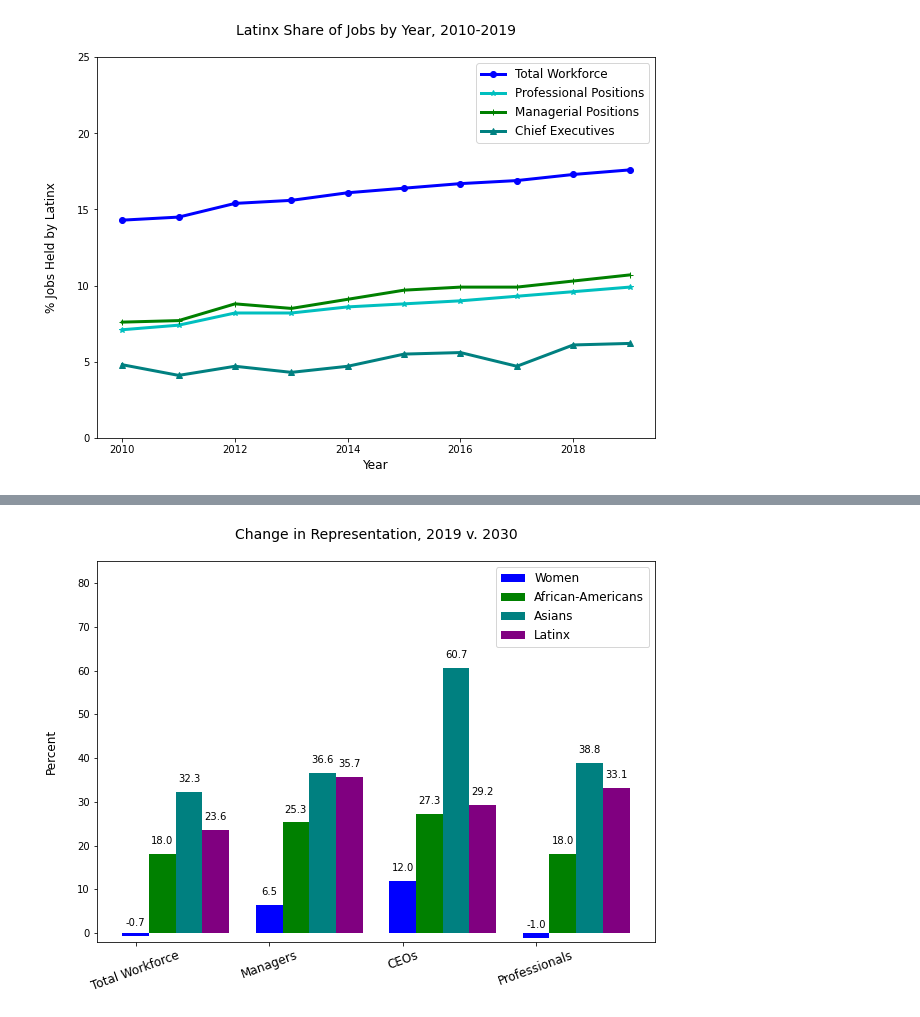
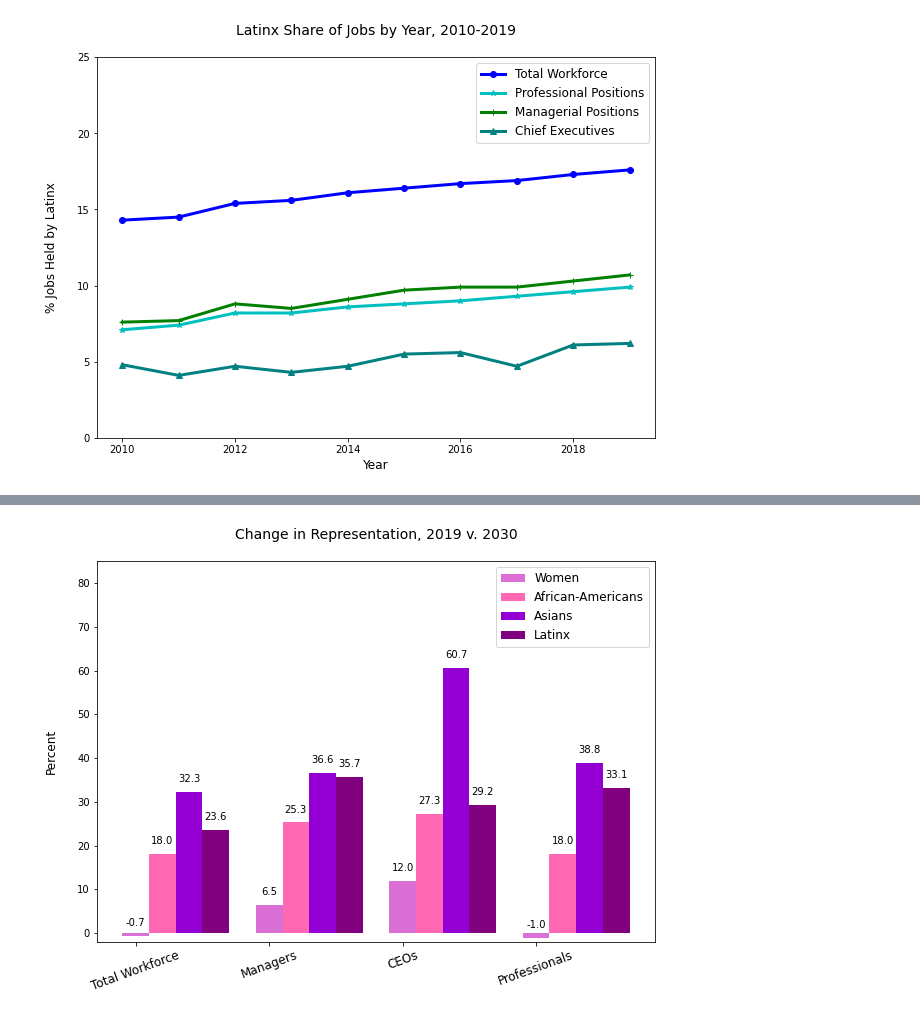
Before and after one commit to chinnamanaidu/project_rutgers, a Jupyter notebook: BLS_Project.ipynb, the cells around one changed output, grey strips where cells are left out. Saved outputs shown, nothing was run; the diff lists cells and outputs as text; code cells hidden in the pictures.

```diff
--- a/BLS_Project.ipynb
+++ b/BLS_Project.ipynb
@@ -672,7 +862,7 @@ X = np.arange(4)
 plt.figure(figsize=(10,7))
 tick_locations = [value for value in X]
 plt.xticks(tick_locations, ["Total Workforce","Managers","CEOs","Professionals"],fontsize=12)
-plt.bar(X + 0.00, data2030[0], color = 'b', width = 0.2, align="center")
+plt.bar(X + 0.00, data2030[0], color = 'orchid', width = 0.2, align="center")
 for x,y in zip(X + 0.00,data2030[0]):
     label = "{:.1f}".format(y)
     plt.annotate(label,
@@ -681,42 +871,42 @@ for x,y in zip(X + 0.00,data2030[0]):
                  xytext=(0,10),
                  ha='center')
 
-plt.bar(X + 0.20, data2030[1], color = 'g', width = 0.2,align="center")
+plt.bar(X + 0.20, data2030[1], color = 'hotpink', width = 0.2,align="center")
 for x,y in zip(X + 0.20,data2030[1]):
     label = "{:.1f}".format(y)
     plt.annotate(label,
                  (x,y),
                  textcoords="offset points",
                  xytext=(0,10),
                  ha='center')
 
-plt.bar(X + 0.40, data2030[2], color = 'teal', width = 0.2,align="center")
+plt.bar(X + 0.40, data2030[2], color = 'darkviolet', width = 0.2,align="center")
 for x,y in zip(X + 0.40,data2030[2]):
     label = "{:.1f}".format(y)
     plt.annotate(label,
                  (x,y),
                  textcoords="offset points",
                  xytext=(0,10),
                  ha='center')
 
 plt.bar(X + 0.60, data2030[3], color = 'purple', width = 0.2,align="center")
 for x,y in zip(X + 0.60,data2030[3]):
     label = "{:.1f}".format(y)
     plt.annotate(label,
                  (x,y),
                  textcoords="offset points",
                  xytext=(0,10),
                  ha='center')
 
 plt.title("Change in Representation, 2019 v. 2030\n",fontsize=14)
 plt.legend(demographics, loc="best",fontsize=12)
 plt.ylabel("Percent\n",fontsize=12)
 plt.xticks(rotation = 20)
 plt.ylim(-2,85)
 plt.savefig("Images/bar_change_2030")
 plt.show()
 # %% [output]
-[figure, old version]
+[figure, new version]
 # %%
 dataratio2019 = [[5.2,8.7, 0.43],[7.0, 28.6,0.2],[2.4,33.8,5.5],[14.4,4.9,13.3]]
 demographics = ["Women","African-Americans","Asians","Latinx"]
```
Also changed, not shown: parts of 9 cells of this notebook, 18 other files.
